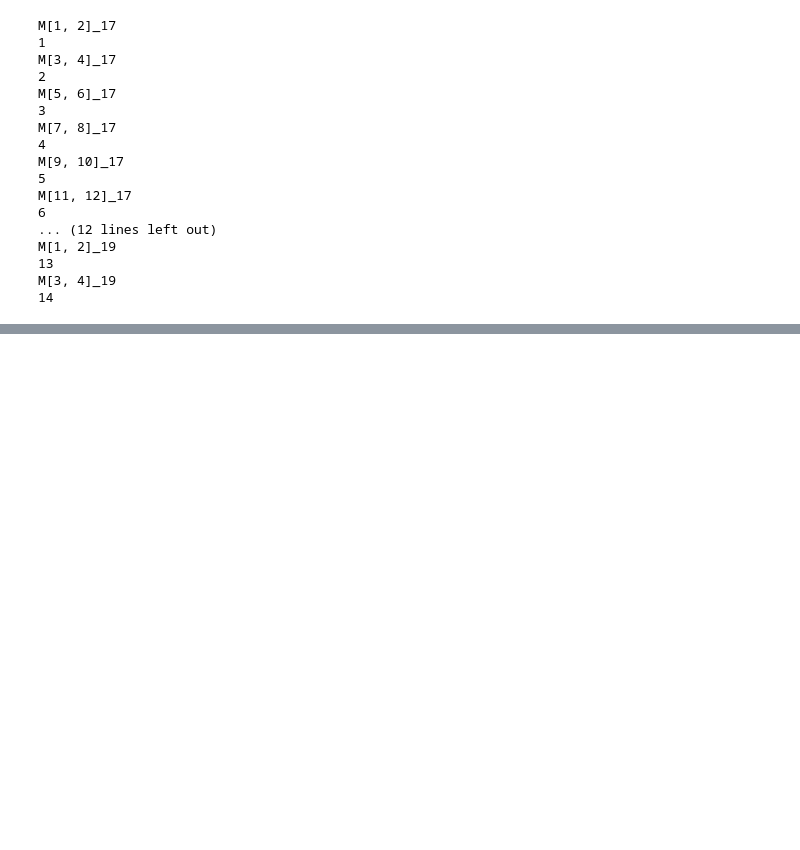
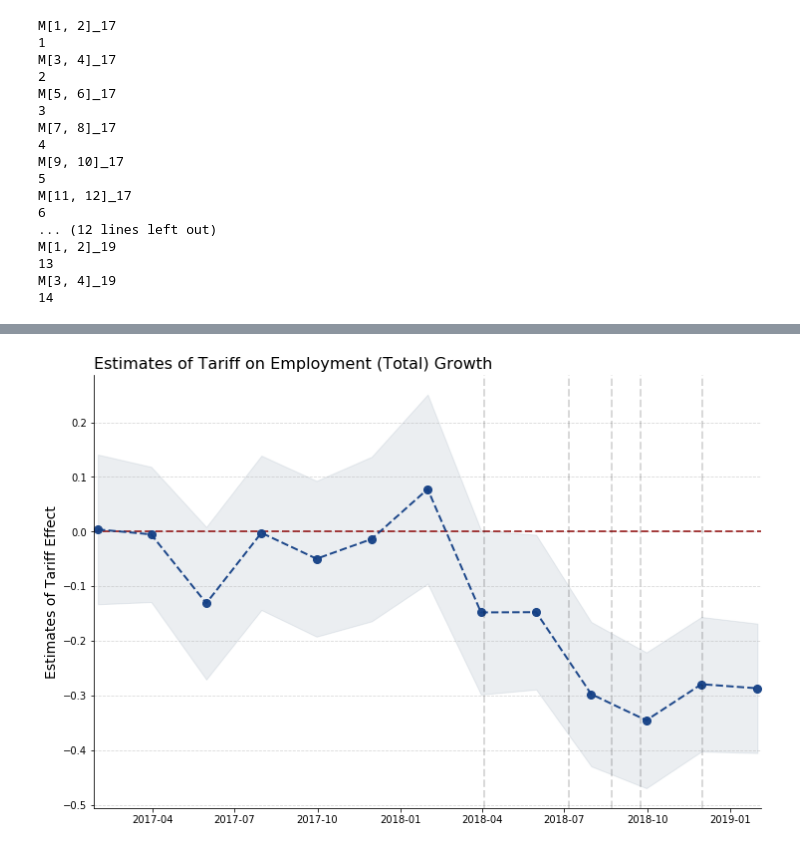
Before and after one commit to mwaugh0328/consumption_and_tradewar, a Jupyter notebook: pretrend_notebook.ipynb, the cells around one changed output, grey strips where cells are left out. Cells and saved outputs as stored; diff of their text form; code cells hidden in the pictures; blank space fills up the shorter version.

```diff
--- a/pretrend_notebook.ipynb
+++ b/pretrend_notebook.ipynb
@@ -224,7 +224,7 @@ M[1, 2]_19
 M[3, 4]_19
 14
 # %%
-all_vars = ["const", "log_tariff_change", 'alt_employment_growth', "total_employment", "total_trade_growth",
+all_vars = ["const", "log_tariff_change", 'employment_growth', "total_employment", "total_trade_growth",
            "avg_man_share", "rural_share", "2017_population"]
 
 all_vars.extend(tariff_list)
@@ -252,9 +252,9 @@ weights = dataset["2017_population"].to_frame()
 weights.replace(to_replace = 0, value = 0.001,inplace = True)
 
 print(weights.shape)
-print(dataset.alt_employment_growth.shape)
+print(dataset.employment_growth.shape)
 
-mod = PanelOLS(dataset.alt_employment_growth, dataset[exog_vars], weights = weights, time_effects = True)
+mod = PanelOLS(dataset.employment_growth, dataset[exog_vars], weights = weights, time_effects = True)
 
 fe_res = mod.fit(cov_type='clustered', cluster_entity=True)
 
@@ -281,33 +297,35 @@ ax.plot(test2.parameter, alpha = 0.95, color = mike_blue, linewidth = 2, linesty
 ax.fill_between(test2.index, test2.lower, test2.upper, color = "#3F5D7D", alpha = 0.1)
 
 ax.set_ylabel('Estimates of Tariff Effect', fontsize = 14)
 
-ax.set_title("Estimates of Tariff Effect on Employment Growth, Bimonthly", fontsize = 16, loc= "left" )
+ax.set_title("Estimates of Tariff on Employment (Total) Growth", fontsize = 16, loc= "left" )
 
 ax.hlines(0, start, end,
            linewidth = 2, color = 'darkred', alpha =0.75, linestyle = "--")
 
-#ax.set_ylim(-2.5,0.5)
+#ax.set_ylim(-1.5,0.75)
 
 ax.set_xlim(test2.index[0]- timedelta(4),test2.index[-1] + timedelta(4))
 
 months = mdates.MonthLocator((1,4,7,10))
 ax.xaxis.set_major_locator(months)
 
 ax.yaxis.grid(alpha= 0.5, linestyle= "--")
 
 ax.axvline(dt.datetime(2018,4,4), linewidth = 2, ls = "--", color = 'k', alpha =0.15)
 
 ax.axvline(dt.datetime(2018,7,6), linewidth = 2, ls = "--", color = 'k', alpha =0.15)
 
 ax.axvline(dt.datetime(2018,8,23), linewidth = 2, ls = "--", color = 'k', alpha =0.15)
 
 ax.axvline(dt.datetime(2018,9,24), linewidth = 2, ls = "--", color = 'k', alpha =0.15)
 
 ax.axvline(dt.datetime(2018,12,1), linewidth = 2, ls = "--", color = 'k', alpha =0.15)
 
 ax.spines["right"].set_visible(False)
 
 ax.spines["top"].set_visible(False)
 
-#plt.savefig(fig_path + "\\employment_goods_pretrend.pdf", bbox_inches = "tight", dip = 3600)
+plt.savefig(fig_path + "\\employment_all_pretrend.pdf", bbox_inches = "tight", dip = 3600)
+# %% [output]
+[figure, added]
```
Also changed, not shown: parts of 1 cell of this notebook, 2 other files.
